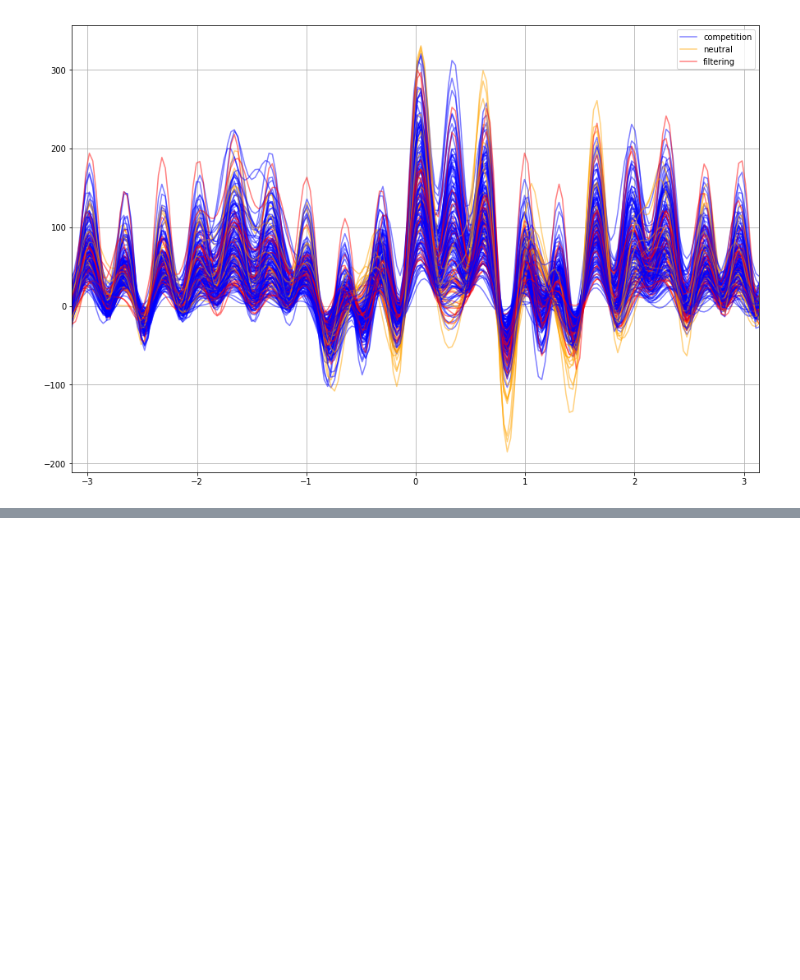
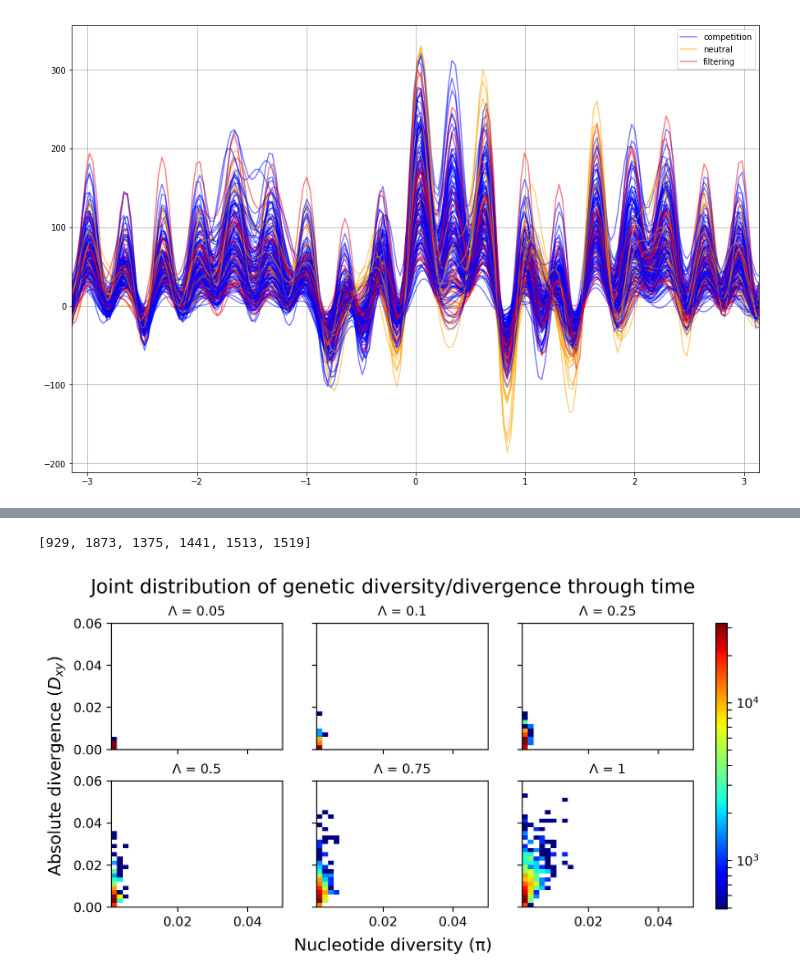
Before and after one commit to messDiv/MESS, a Jupyter notebook: jupyter-notebooks/plotting/tmp-plotting-dev.ipynb, the cells around one changed output, grey strips where cells are left out. Saved outputs shown, nothing was run; the diff lists cells and outputs as text; code cells hidden in the pictures; blank space fills up the shorter version.

```diff
--- a/jupyter-notebooks/plotting/tmp-plotting-dev.ipynb
+++ b/jupyter-notebooks/plotting/tmp-plotting-dev.ipynb
@@ -43,3 +46,8 @@ andrews_curves(tmp_df[stats + ["community_assembly_model"]][:500],\
 # %% [output]
 <matplotlib.axes._subplots.AxesSubplot at 0x...>
 [figure]
+# %%
+lambdas = [0.05, 0.1, 0.25, 0.5, 0.75, 1]
+simfile = "/home/isaac/Continuosity/MESS/analysis/figure5-sims/SIMOUT.txt"
+sim_df = pd.read_csv(simfile, header=0, sep="\t")
+sim_df
@@ -45,0 +68,9 @@ andrews_curves(tmp_df[stats + ["community_assembly_model"]][:500],\
+# %%
+data = MESS.Region("wat", quiet=False, log_files=True)
+data.set_param("project_dir", "/home/isaac/Continuosity/MESS/MESS/default_MESS")
+ipyclient = ipp.Client(cluster_id="MESS")
+print(len(ipyclient))
+for l in lambdas:
+    print(l)
+    data.set_param("generations", l)
+    data.run(sims=100, ipyclient=ipyclient, quiet=False)
@@ -45,0 +147,7 @@ andrews_curves(tmp_df[stats + ["community_assembly_model"]][:500],\
+# %%
+megalogs = glob.glob("/home/isaac/Continuosity/MESS/MESS/default_MESS/*/*megalog.txt")
+#print(megalogs[:10])
+plot_pi_dxys(megalogs)
+# %% [output]
+[929, 1873, 1375, 1441, 1513, 1519]
+[figure, added]
```
Also changed, not shown: parts of 6 cells of this notebook, 5 other files.
